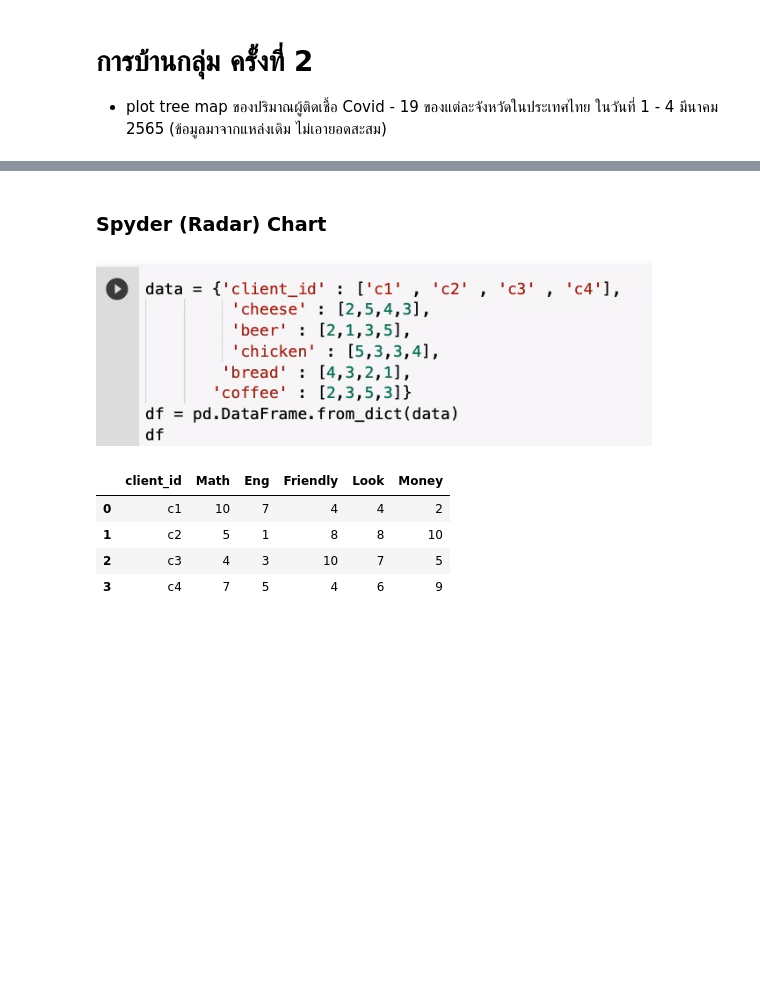
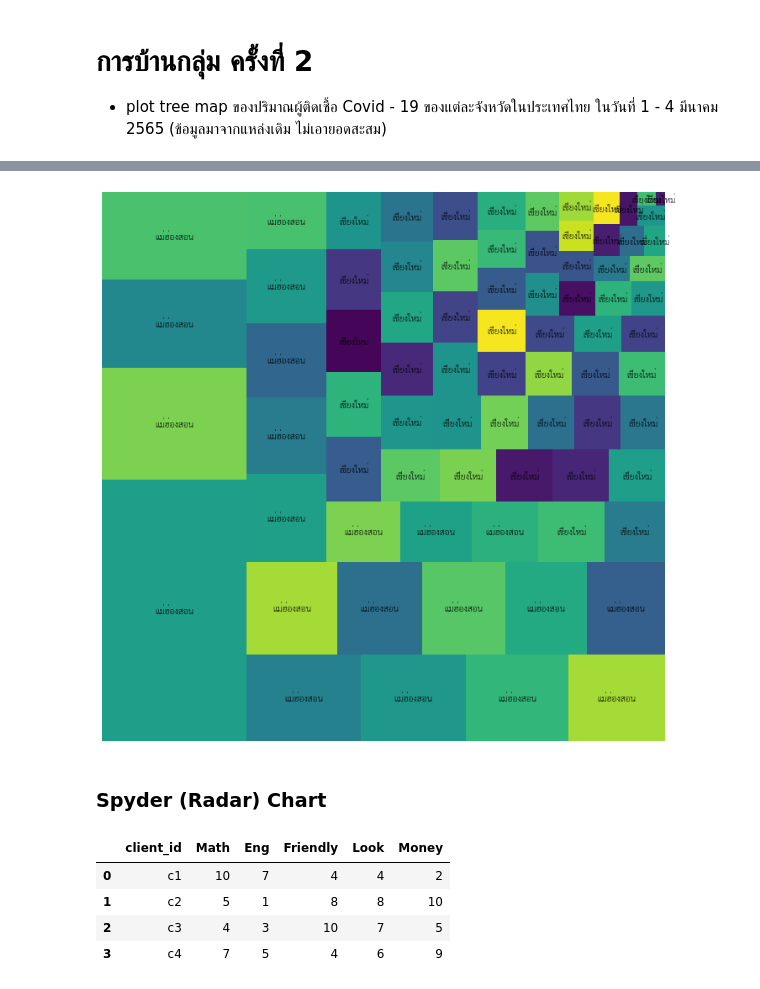
Before and after one commit to Umaporn19/data_viz_2022, a Jupyter notebook: DataViz04_Data_Comparison.ipynb, the cells around one changed output, grey strips where cells are left out. Cells and saved outputs as stored; diff of their text form; code cells hidden in the pictures; blank space fills up the shorter version.

```diff
--- a/DataViz04_Data_Comparison.ipynb
+++ b/DataViz04_Data_Comparison.ipynb
@@ -424,0 +578,3 @@ plt.axis('off')
+# %%
+df = pd.concat([data_one , data_two , data_three , data_four])
+df
@@ -424,0 +595,3 @@ plt.axis('off')
+# %%
+data_f = df.groupby(['province_of_isolation']).count()
+data_f
@@ -424,0 +613,3 @@ plt.axis('off')
+# %%
+data_f.sort_values('Notified date', ascending=False , inplace = True)
+data_f
@@ -425,3 +648,11 @@ plt.axis('off')
+# %%
+fig, ax = plt.subplots(1, figsize = (12,12))
+squarify.plot(sizes=data_f['Notified date'],
+              label=df['province_of_isolation'])
+plt.axis('off')
+plt.show()
+# %% [output]
+[figure, added]
 # %% [markdown]
 ### Spyder (Radar) Chart
 # %%
@@ -430,8 +661,6 @@ import pandas as pd  #
 
 import matplotlib.pyplot as plt
 from math import pi
-# %% [markdown]
-![image.png](embedded-picture-1)
 # %%
 data = {'client_id' : ['c1' , 'c2' , 'c3' , 'c4'],
          'Math' : [10,5,4,7],
```
Also changed, not shown: parts of 46 cells of this notebook.
